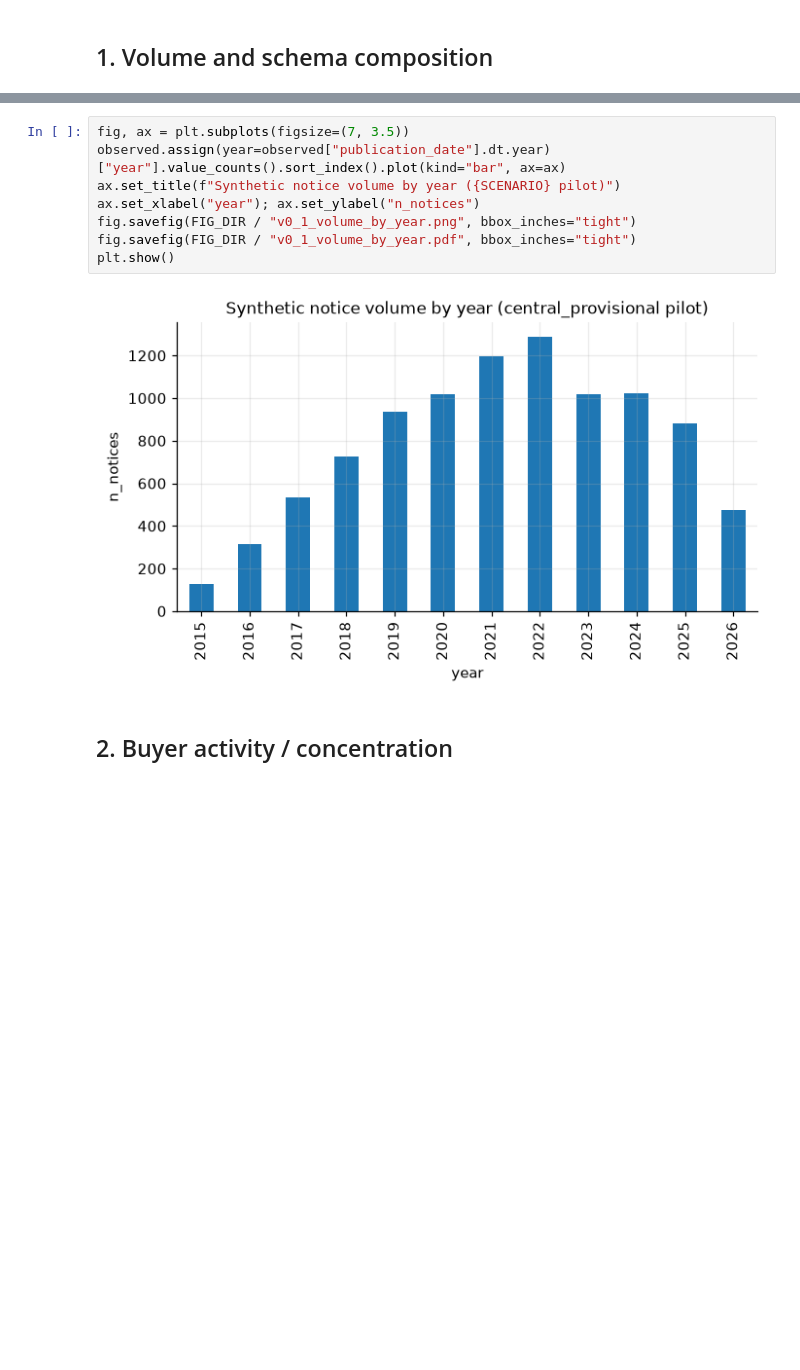
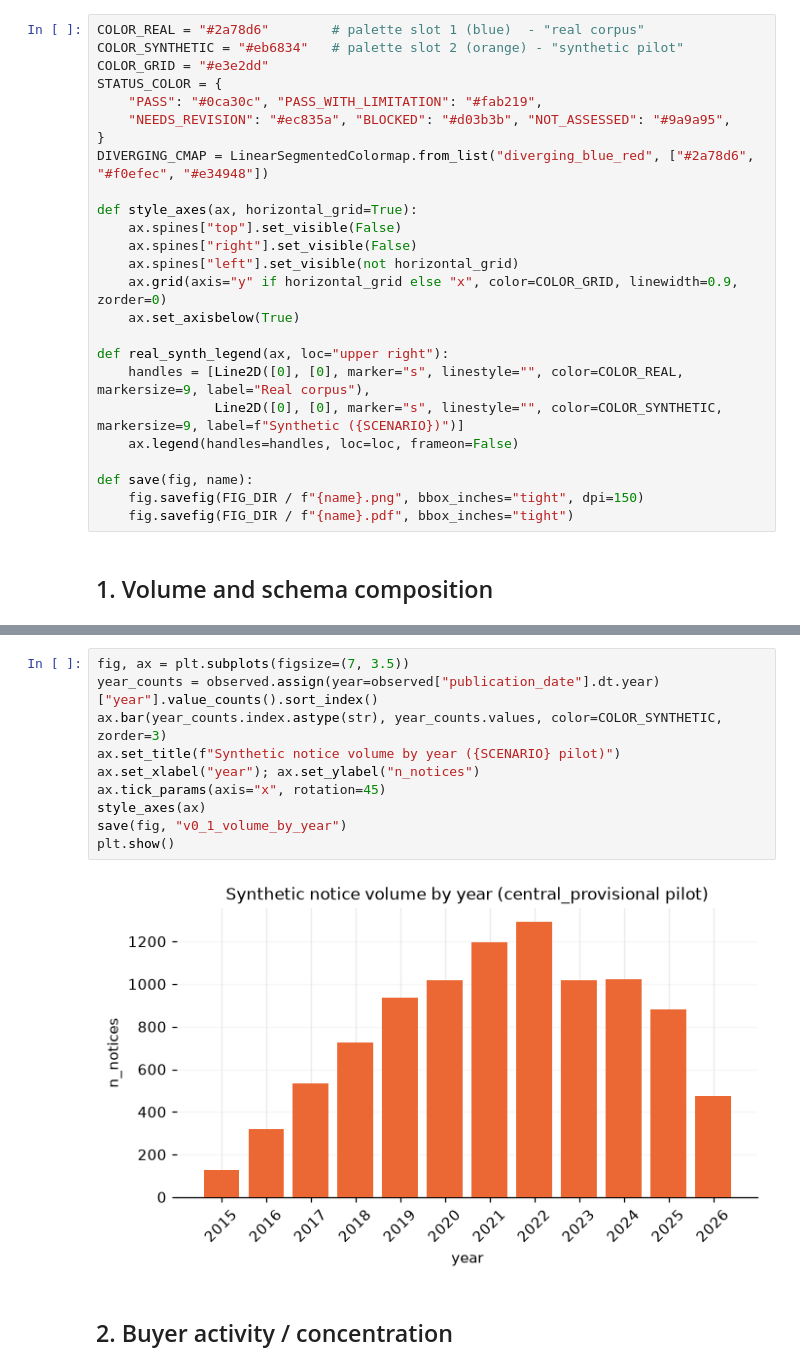
Before and after one commit to ROUSenghak/survival-analysis, a Jupyter notebook: notebooks/06_synthetic_fidelity_validation.ipynb, the cells around one changed output, grey strips where cells are left out. Drawn from its saved outputs; the diff is of its cells as text; blank space fills up the shorter version.

```diff
--- a/notebooks/06_synthetic_fidelity_validation.ipynb
+++ b/notebooks/06_synthetic_fidelity_validation.ipynb
@@ -52,3 +69,28 @@ Loaded central_provisional pilot: 9534 observed notices, 2000 buyers
+# %%
+COLOR_REAL = "#2a78d6"        # palette slot 1 (blue)  - "real corpus"
+COLOR_SYNTHETIC = "#eb6834"   # palette slot 2 (orange) - "synthetic pilot"
+COLOR_GRID = "#e3e2dd"
+STATUS_COLOR = {
+    "PASS": "#0ca30c", "PASS_WITH_LIMITATION": "#fab219",
+    "NEEDS_REVISION": "#ec835a", "BLOCKED": "#d03b3b", "NOT_ASSESSED": "#9a9a95",
+}
+DIVERGING_CMAP = LinearSegmentedColormap.from_list("diverging_blue_red", ["#2a78d6", "#f0efec", "#e34948"])
+
+def style_axes(ax, horizontal_grid=True):
+    ax.spines["top"].set_visible(False)
+    ax.spines["right"].set_visible(False)
+    ax.spines["left"].set_visible(not horizontal_grid)
+    ax.grid(axis="y" if horizontal_grid else "x", color=COLOR_GRID, linewidth=0.9, zorder=0)
+    ax.set_axisbelow(True)
+
+def real_synth_legend(ax, loc="upper right"):
+    handles = [Line2D([0], [0], marker="s", linestyle="", color=COLOR_REAL, markersize=9, label="Real corpus"),
+               Line2D([0], [0], marker="s", linestyle="", color=COLOR_SYNTHETIC, markersize=9, label=f"Synthetic ({SCENARIO})")]
+    ax.legend(handles=handles, loc=loc, frameon=False)
+
+def save(fig, name):
+    fig.savefig(FIG_DIR / f"{name}.png", bbox_inches="tight", dpi=150)
+    fig.savefig(FIG_DIR / f"{name}.pdf", bbox_inches="tight")
 # %% [markdown]
 ## 1. Volume and schema composition
 # %%
@@ -78,13 +139,15 @@ synthetic: {'APPEL_OFFRE': 0.725, 'ATTRIBUTION': 0.275}
 # %%
 fig, ax = plt.subplots(figsize=(7, 3.5))
-observed.assign(year=observed["publication_date"].dt.year)["year"].value_counts().sort_index().plot(kind="bar", ax=ax)
+year_counts = observed.assign(year=observed["publication_date"].dt.year)["year"].value_counts().sort_index()
+ax.bar(year_counts.index.astype(str), year_counts.values, color=COLOR_SYNTHETIC, zorder=3)
 ax.set_title(f"Synthetic notice volume by year ({SCENARIO} pilot)")
 ax.set_xlabel("year"); ax.set_ylabel("n_notices")
-fig.savefig(FIG_DIR / "v0_1_volume_by_year.png", bbox_inches="tight")
-fig.savefig(FIG_DIR / "v0_1_volume_by_year.pdf", bbox_inches="tight")
+ax.tick_params(axis="x", rotation=45)
+style_axes(ax)
+save(fig, "v0_1_volume_by_year")
 plt.show()
 # %% [output]
-[figure, old version]
+[figure, new version]
 # %% [markdown]
 ## 2. Buyer activity / concentration
 # %%
```
Also changed, not shown: parts of 28 cells of this notebook, 20 other files.
